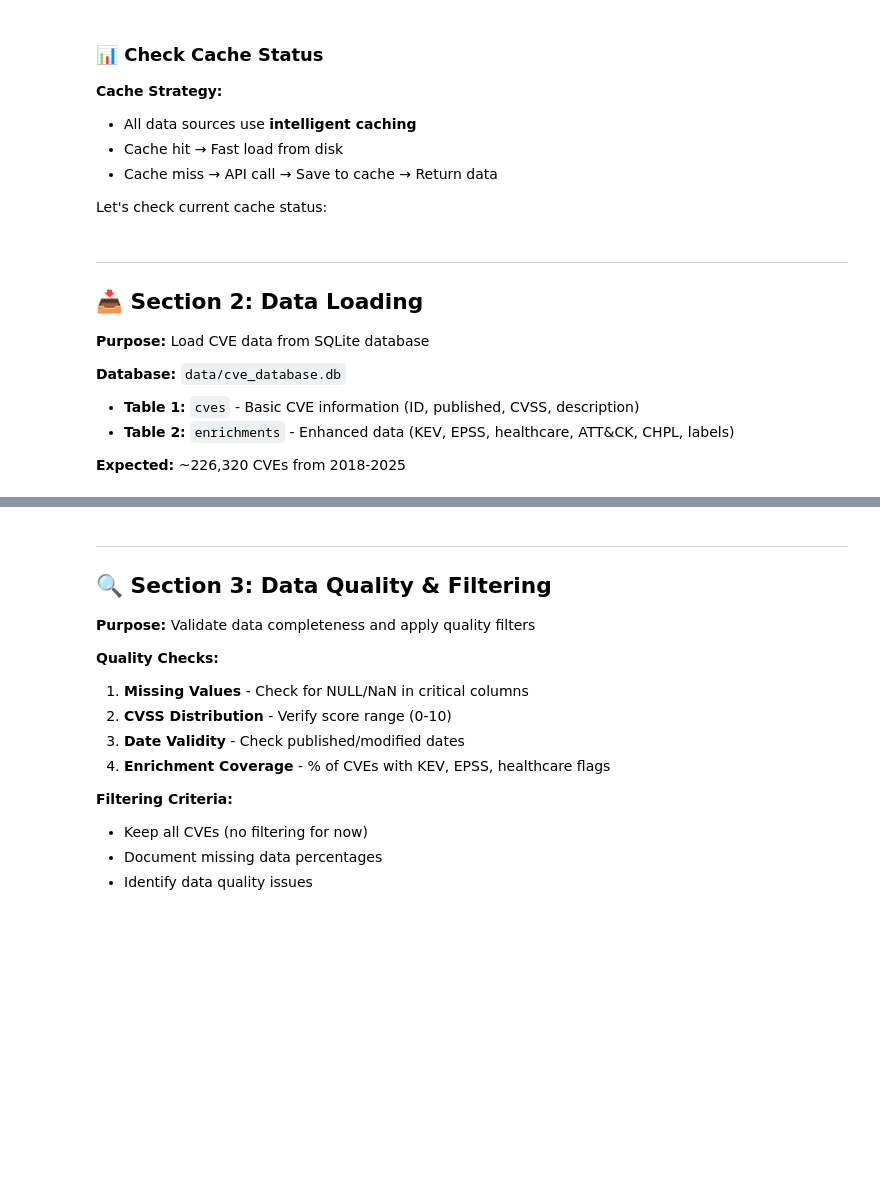
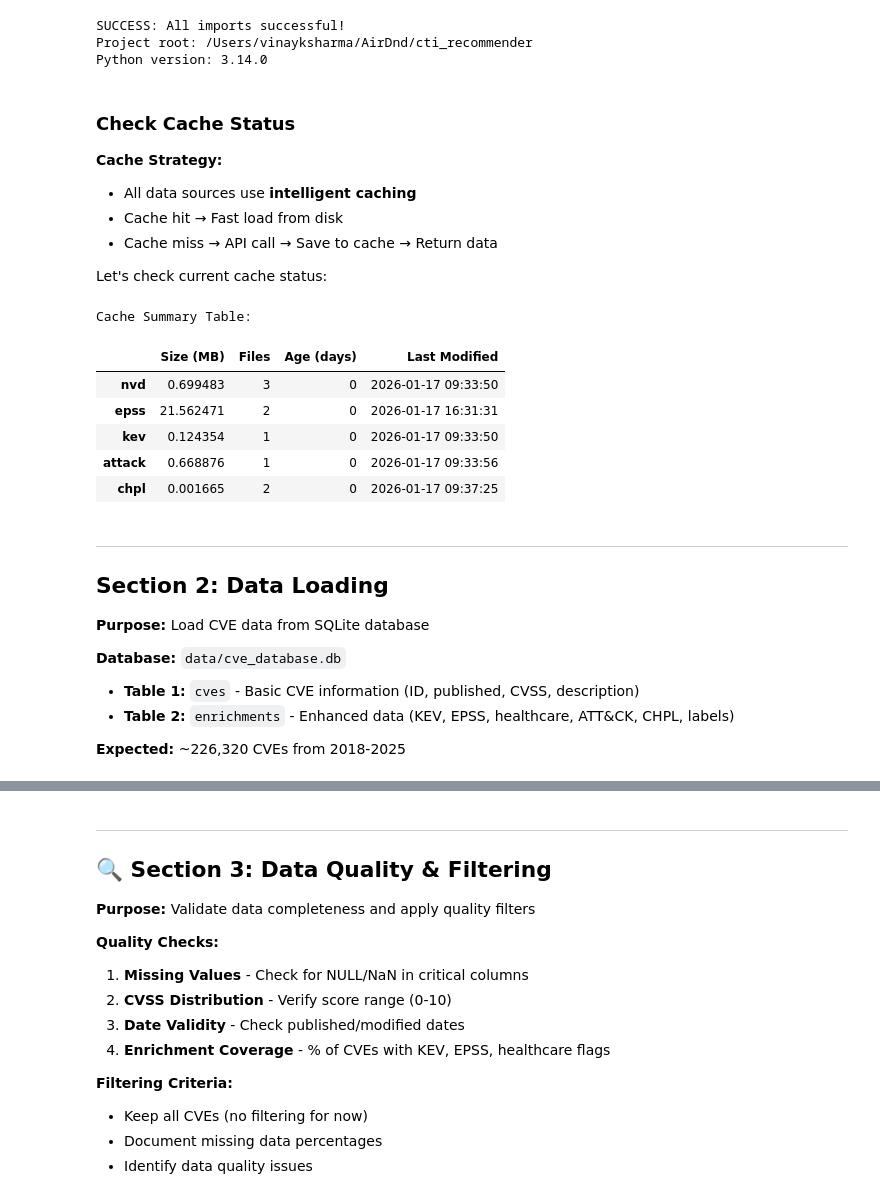
Before and after one commit to er-vinay-india/healthcare-vuln-prioritization-ltr, a Jupyter notebook: cti_recommender/notebooks/simple_cti_recommender.ipynb, the cells around one changed output, grey strips where cells are left out. Cells and saved outputs as stored; diff of their text form; code cells hidden in the pictures; blank space fills up the shorter version.

```diff
--- a/cti_recommender/notebooks/simple_cti_recommender.ipynb
+++ b/cti_recommender/notebooks/simple_cti_recommender.ipynb
@@ -78,19 +106,23 @@ from plotly.subplots import make_subplots
 
 # Our production modules
 from src.core.cve_database import CVEDatabase
-from src.core.ltr import LTRModel
-from src.utils.cache_manager import CacheManager, print_cache_status, clear_cache
+# Note: LTR functions will be imported when needed
+from src.utils.cache_manager import CacheManager
 
 # Display settings
 pd.set_option('display.max_columns', None)
 pd.set_option('display.max_rows', 100)
 pd.set_option('display.width', None)
 
-print("✅ All imports successful!")
-print(f"📁 Project root: {project_root}")
-print(f"🐍 Python version: {sys.version.split()[0]}")
+print("SUCCESS: All imports successful!")
+print(f"Project root: {project_root}")
+print(f"Python version: {sys.version.split()[0]}")
+# %% [output]
+SUCCESS: All imports successful!
+Project root: /Users/vinayksharma/AirDnd/cti_recommender
+Python version: 3.14.0
 # %% [markdown]
-### 📊 Check Cache Status
+### Check Cache Status
 
 **Cache Strategy:**
 - All data sources use **intelligent caching**
@@ -101,22 +133,29 @@ Let's check current cache status:
 # %%
 # Initialize cache manager and display current cache status
 cache_manager = CacheManager()
-print_cache_status()
 
 # Get programmatic access to cache info
 cache_info = cache_manager.get_cache_info()
 
 # Display as DataFrame for better visualization
 cache_df = pd.DataFrame(cache_info).T
 cache_df = cache_df[cache_df['exists'] == True]  # Only show existing caches
 cache_df = cache_df[['size_mb', 'files', 'age_days', 'last_modified']]
 cache_df.columns = ['Size (MB)', 'Files', 'Age (days)', 'Last Modified']
-print("\n📊 Cache Summary Table:")
+print("\nCache Summary Table:")
 display(cache_df)
+# %% [output]
+Cache Summary Table:
+|  | Size (MB) | Files | Age (days) | Last Modified |
+| nvd | 0.699483 | 3 | 0 | 2026-01-17 09:33:50 |
+| epss | 21.562471 | 2 | 0 | 2026-01-17 16:31:31 |
+| kev | 0.124354 | 1 | 0 | 2026-01-17 09:33:50 |
+| attack | 0.668876 | 1 | 0 | 2026-01-17 09:33:56 |
+| chpl | 0.001665 | 2 | 0 | 2026-01-17 09:37:25 |
 # %% [markdown]
 ---
 
-## 📥 Section 2: Data Loading
+## Section 2: Data Loading
 
 **Purpose:** Load CVE data from SQLite database
 
```
Also changed, not shown: parts of 32 cells of this notebook.
